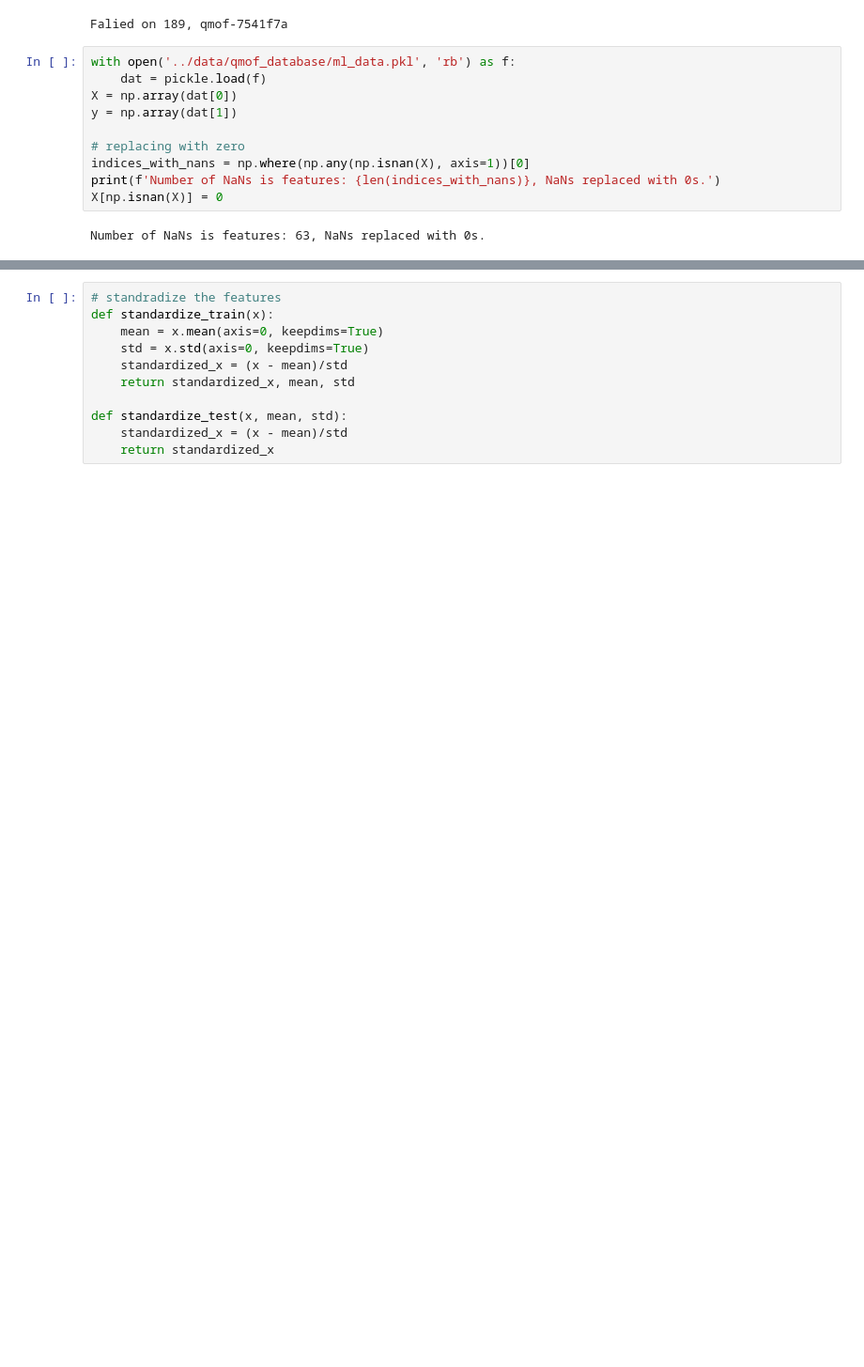
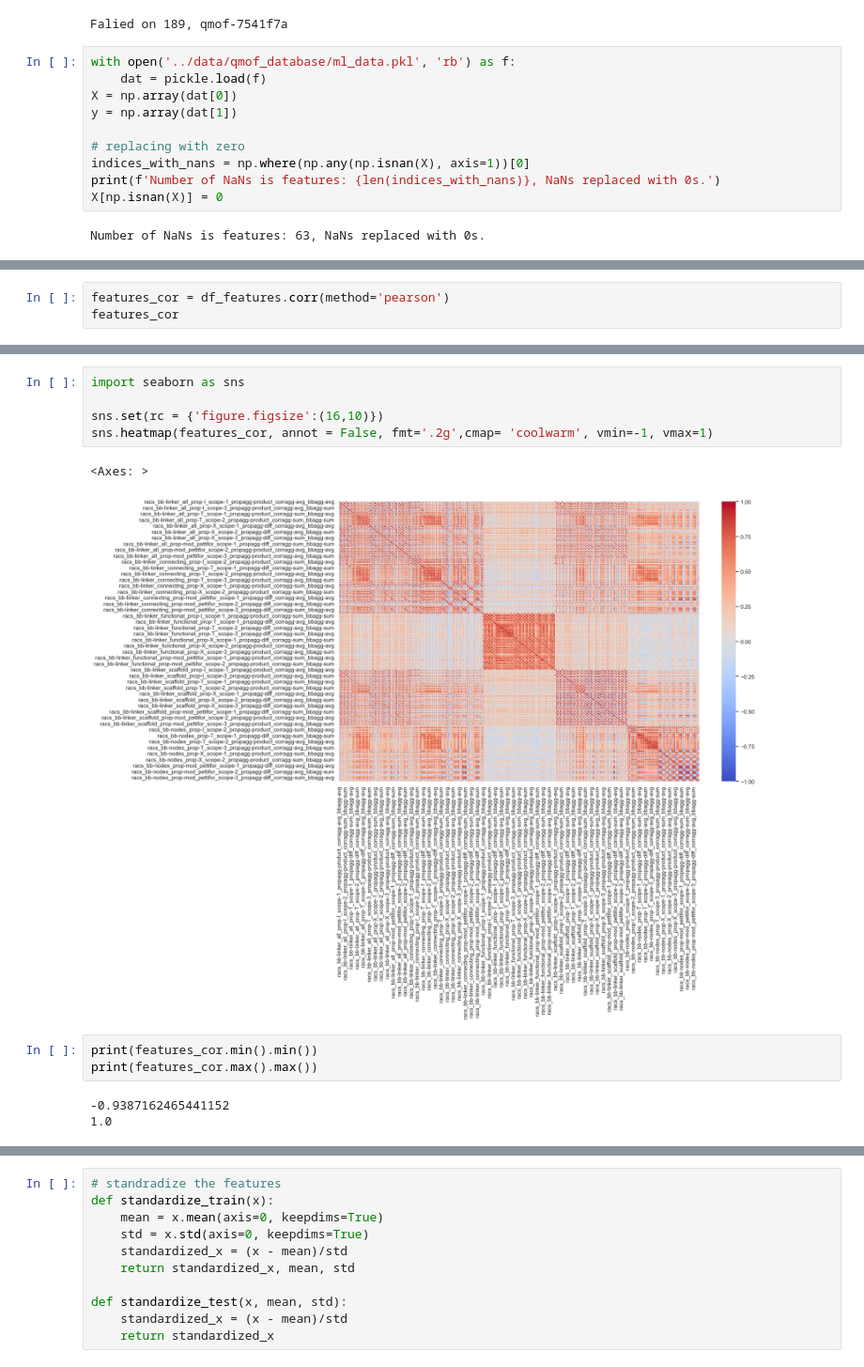
Before and after one commit to AI4ChemS/Eunomia, a Jupyter notebook: examples/featurize.ipynb, the cells around one changed output, grey strips where cells are left out. Shown at 94% size. Saved outputs shown, nothing was run; the diff lists cells and outputs as text; blank space fills up the shorter version.

```diff
--- a/examples/featurize.ipynb
+++ b/examples/featurize.ipynb
@@ -129,0 +136,3 @@ pd.DataFrame(dict(zip(featurizer.feature_labels(), X)))
+# %%
+features_cor = df_features.corr(method='pearson')
+features_cor
@@ -129,0 +153,14 @@ pd.DataFrame(dict(zip(featurizer.feature_labels(), X)))
+# %%
+import seaborn as sns
+
+sns.set(rc = {'figure.figsize':(16,10)})
+sns.heatmap(features_cor, annot = False, fmt='.2g',cmap= 'coolwarm', vmin=-1, vmax=1)
+# %% [output]
+<Axes: >
+[figure, added]
+# %%
+print(features_cor.min().min())
+print(features_cor.max().max())
+# %% [output]
+-0.9387162465441152
+1.0
```
Also changed, not shown: parts of 20 cells of this notebook.
